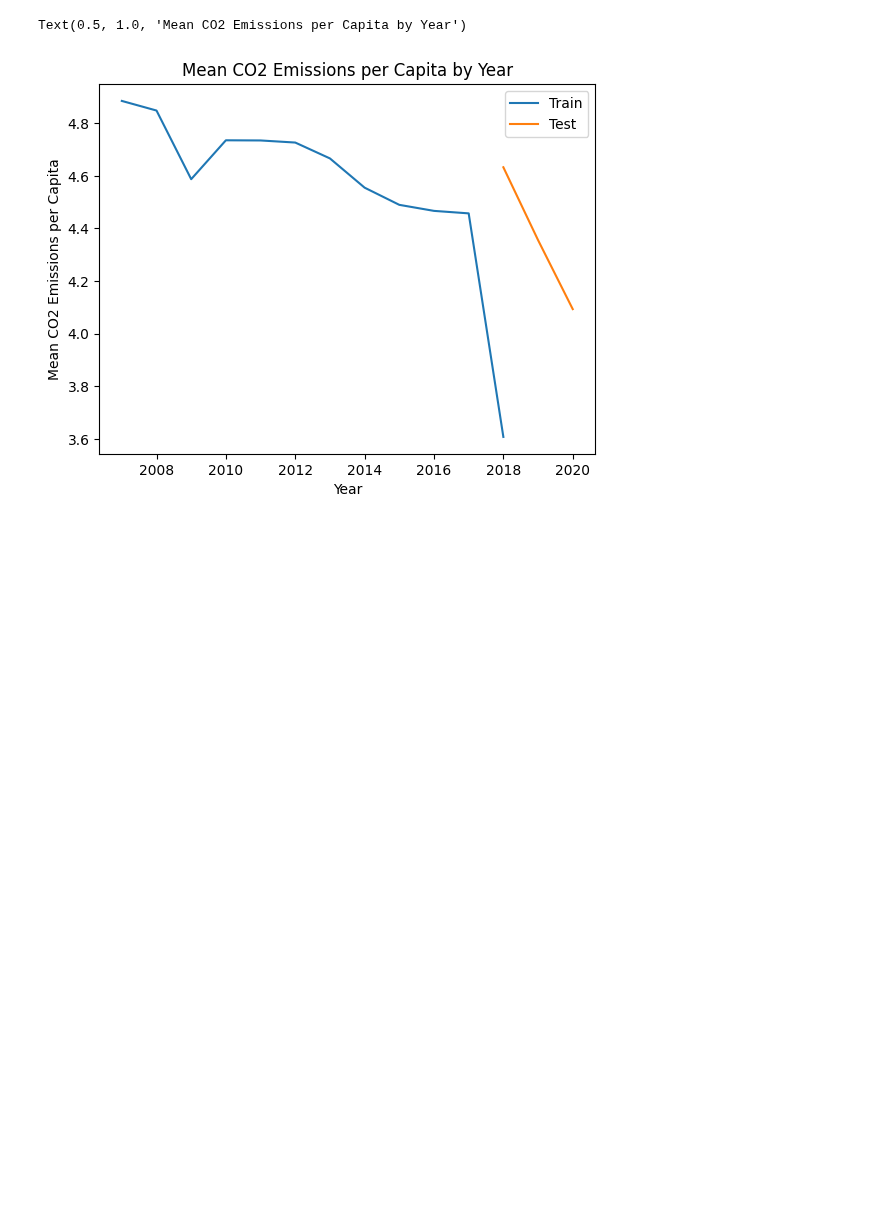
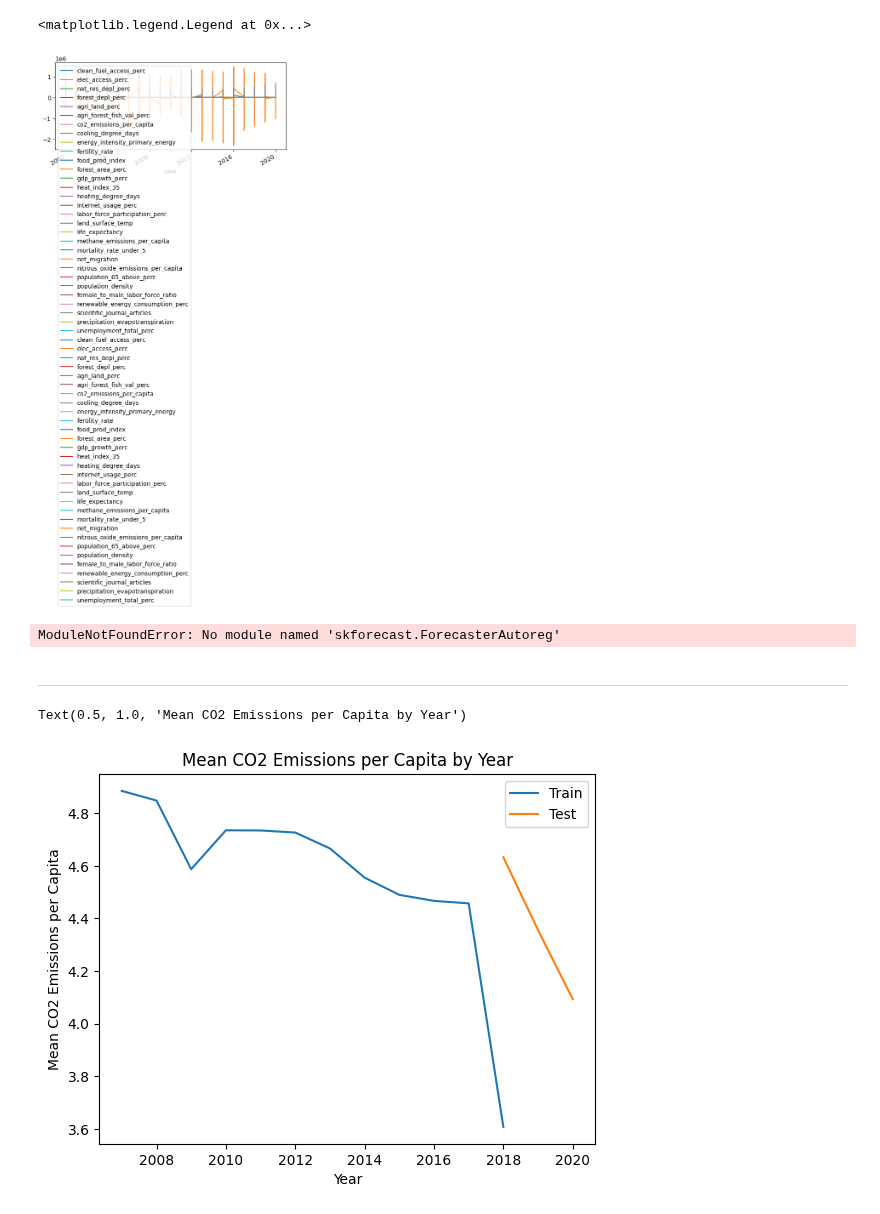
Before and after one commit to KleinerToaster/co2_prediction_countries, a Jupyter notebook: notebook/co2_lagged_data.ipynb, the cells around one changed output. Cells and saved outputs as stored; diff of their text form; code cells hidden in the pictures; blank space fills up the shorter version.

Commit message:
Time Series forecast

```diff
--- a/notebook/co2_lagged_data.ipynb
+++ b/notebook/co2_lagged_data.ipynb
@@ -44,3 +72,42 @@ data_with_dummies.head()
+# %%
+train_start = '2000-01-01'
+train_end = '2016-01-01'
+
+test_start = '2016-01-01'
+test_end = '2020-01-01'
+
+forecast_start = '2022-01-01'
+forecast_end = '2026-01-01'
+# %%
+fig, ax = plt.subplots(figsize=(7, 3))
+data_with_dummies.loc[train_start:train_end].plot(ax=ax, label = "Train")
+data_with_dummies.loc[test_start:test_end].plot(ax=ax, label = "Test")
+ax.legend()
+# %% [output]
+<matplotlib.legend.Legend at 0x...>
+[figure, added]
+# %%
+from skforecast.ForecasterAutoreg import ForecasterAutoreg
+from sklearn.tree import DecisionTreeRegressor
+
+# Define the forecaster
+forecaster = ForecasterAutoreg(
+    regressor = DecisionTreeRegressor(random_state=123),
+    lags=30
+)
+
+# Fit the model using train data
+forecaster.fit(y=data_with_dummies.loc[train_start:train_end])
+
+# Predict the test period
+predicted_test = forecaster.predict(steps=len(data_with_dummies.loc[test_start:test_end]))
+
+# Print the predicted values
+print(predicted_test)
+# %% [output]
+ModuleNotFoundError: No module named 'skforecast.ForecasterAutoreg'
+# %% [markdown]
+-------
 # %%
 from sklearn.model_selection import TimeSeriesSplit
 
```
Also changed, not shown: parts of 7 cells of this notebook.
